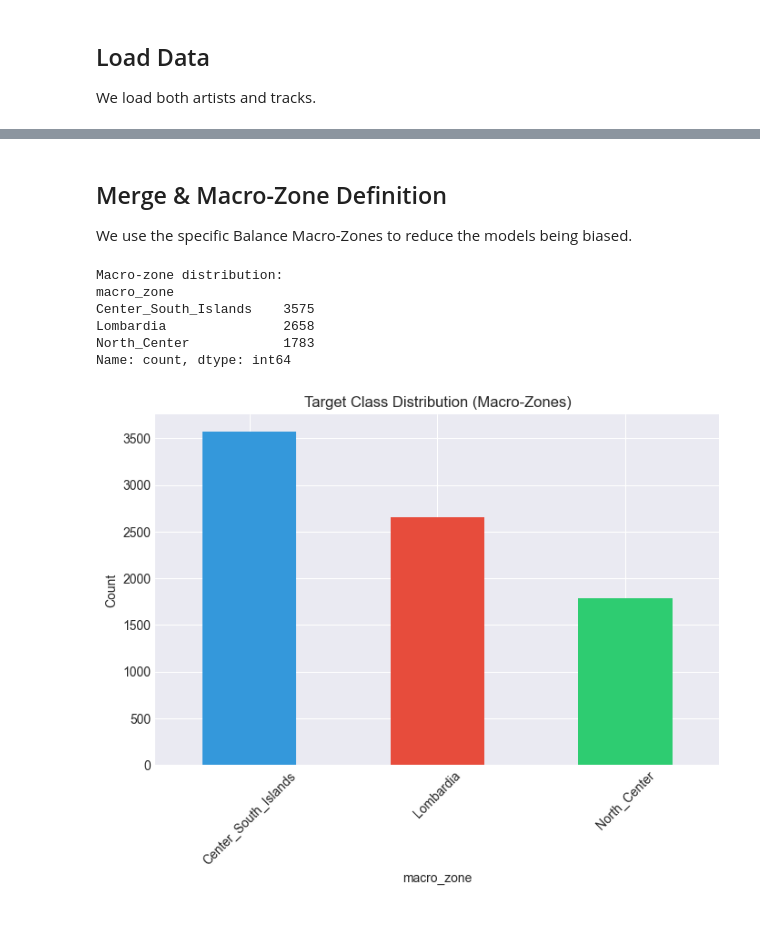
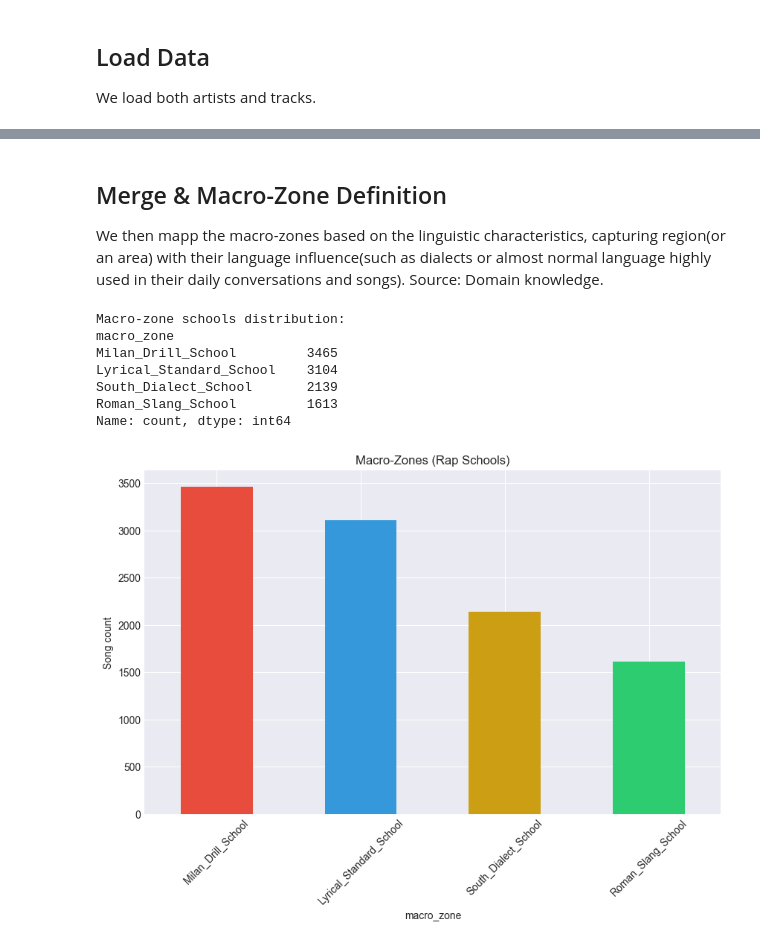
Before and after one commit to jaanisfehling/italian-rap-songs, a Jupyter notebook: predictive_analysis/predictive_analysis.ipynb, the cells around one changed output, grey strips where cells are left out. Drawn from its saved outputs; the diff is of its cells as text; code cells hidden in the pictures.

```diff
--- a/predictive_analysis/predictive_analysis.ipynb
+++ b/predictive_analysis/predictive_analysis.ipynb
@@ -42,8 +45,8 @@ plt.style.use('seaborn-v0_8-darkgrid')
 We load both artists and tracks.
 # %%
 try:
-    df_artists = pd.read_csv('../dataset/artists.csv', sep=None, index_col=0, engine='python', encoding='utf-8')
-    df_tracks = pd.read_csv('../dataset/cleaned_tracks.csv')
+    df_artists = pd.read_csv('../dataset/cleaned_artists.csv', sep=None, index_col=0, engine='python', encoding='utf-8')
+    df_tracks = pd.read_csv('../dataset/engineered_tracks.csv')
     print(f"Artists: {df_artists.shape}")
     print(f"Tracks: {df_tracks.shape}")
 except Exception as e:
@@ -210,55 +99,51 @@ Name: name, dtype: object
 # %% [markdown]
 ## Merge & Macro-Zone Definition
 
-We use the specific Balance Macro-Zones to reduce the models being biased.
+We then mapp the macro-zones based on the linguistic characteristics, capturing region(or an area) with their language influence(such as dialects or almost normal language highly used in their daily conversations and songs). Source: Domain knowledge.
 # %%
 df_merged = pd.merge(df_tracks, df_artists, left_on='id_artist', right_index=True, how='inner')
 
-# macro_zone_mapping = {
-#     'Lombardia': 'Lombardia',
-#     'Piemonte': 'North_Center', 'Veneto': 'North_Center', 'Liguria': 'North_Center',
-#     'Emilia-Romagna': 'North_Center', 'Trentino-Alto Adige': 'North_Center', 'Toscana': 'North_Center', 'Marche': 'North_Center', 'Umbria': 'North_Center',
-#     'Lazio': 'Center_South_Islands', 'Campania': 'Center_South_Islands', 'Puglia': 'Center_South_Islands', 'Calabria': 'Center_South_Islands',
-#     'Sicilia': 'Center_South_Islands', 'Sardegna': 'Center_South_Islands'
-# }
-
 macro_zone_mapping = {
-    'Lombardia': 'North',
-    'Piemonte': 'North',
-    'Veneto': 'North',
-    'Liguria': 'North',
-    'Campania': 'Campania',
-    'Lazio': 'Lazio',
-    'Sardegna': 'Sardegna',
-    'Toscana': 'Center',
-    'Emilia-Romagna': 'Center',
-    'Marche': 'Center',
-    'Puglia': 'South',
-    'Sicilia': 'South',
-    'Calabria': 'South'
+    # Milan Drill
+    'Lombardia': 'Milan_Drill_School',
+    # Roman Slangs
+    'Lazio': 'Roman_Slang_School',
+    # South Dialects
+    'Campania': 'South_Dialect_School',
+    'Puglia': 'South_Dialect_School',
+    'Sicilia': 'South_Dialect_School',
+    'Calabria': 'South_Dialect_School',
+    # Standard/Lyrical (North & Center)
+    'Piemonte': 'Lyrical_Standard_School',
+    'Veneto': 'Lyrical_Standard_School',
+    'Liguria': 'Lyrical_Standard_School',
+    'Trentino-Alto Adige': 'Lyrical_Standard_School',
+    'Emilia-Romagna': 'Lyrical_Standard_School',
+    'Toscana': 'Lyrical_Standard_School',
+    'Marche': 'Lyrical_Standard_School',
+    'Sardegna': 'Lyrical_Standard_School',
+    'Umbria': 'Lyrical_Standard_School'
 }
 
 df_merged['macro_zone'] = df_merged['region'].map(macro_zone_mapping)
 
 df_merged = df_merged.dropna(subset=['macro_zone'])
 
-print("Macro-zone distribution:")
+print("Macro-zone schools distribution:")
 print(df_merged['macro_zone'].value_counts())
 
-plt.figure(figsize=(8, 5))
-df_merged['macro_zone'].value_counts().plot(kind='bar', color=['#3498db', '#e74c3c', '#2ecc71'])
-plt.title('Target Class Distribution (Macro-Zones)')
-plt.ylabel('Count')
+plt.figure(figsize=(10, 6))
+df_merged['macro_zone'].value_counts().plot(kind='bar', color=['#e74c3c', '#3498db', "#cc9e14", '#2ecc71'])
+plt.title('Macro-Zones (Rap Schools)')
+plt.ylabel('Song count')
 plt.xticks(rotation=45)
 plt.show()
-
-
-# TODO: FIGURE OUT THE MAPPING AGAIN
 # %% [output]
-Macro-zone distribution:
+Macro-zone schools distribution:
 macro_zone
-Center_South_Islands    3575
-Lombardia               2658
-North_Center            1783
+Milan_Drill_School         3465
+Lyrical_Standard_School    3104
+South_Dialect_School       2139
+Roman_Slang_School         1613
 Name: count, dtype: int64
-[figure, old version]
+[figure, new version]
```
Also changed, not shown: parts of 39 cells of this notebook, 1 other file.
